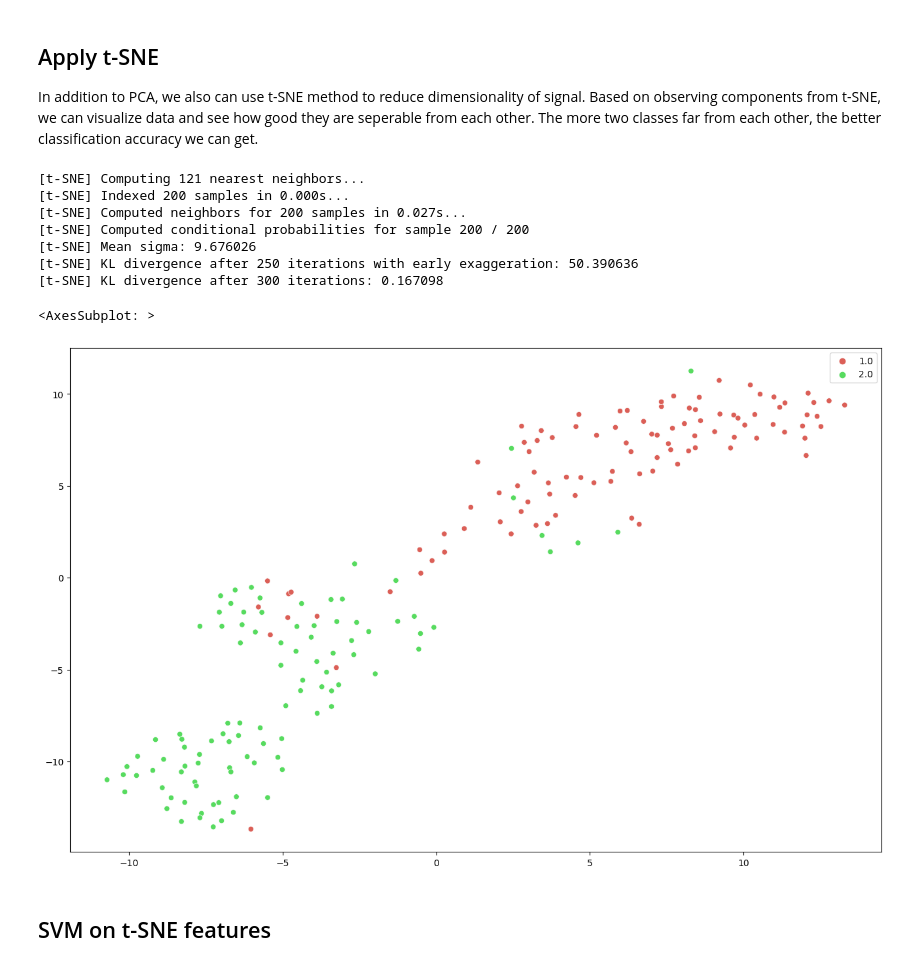
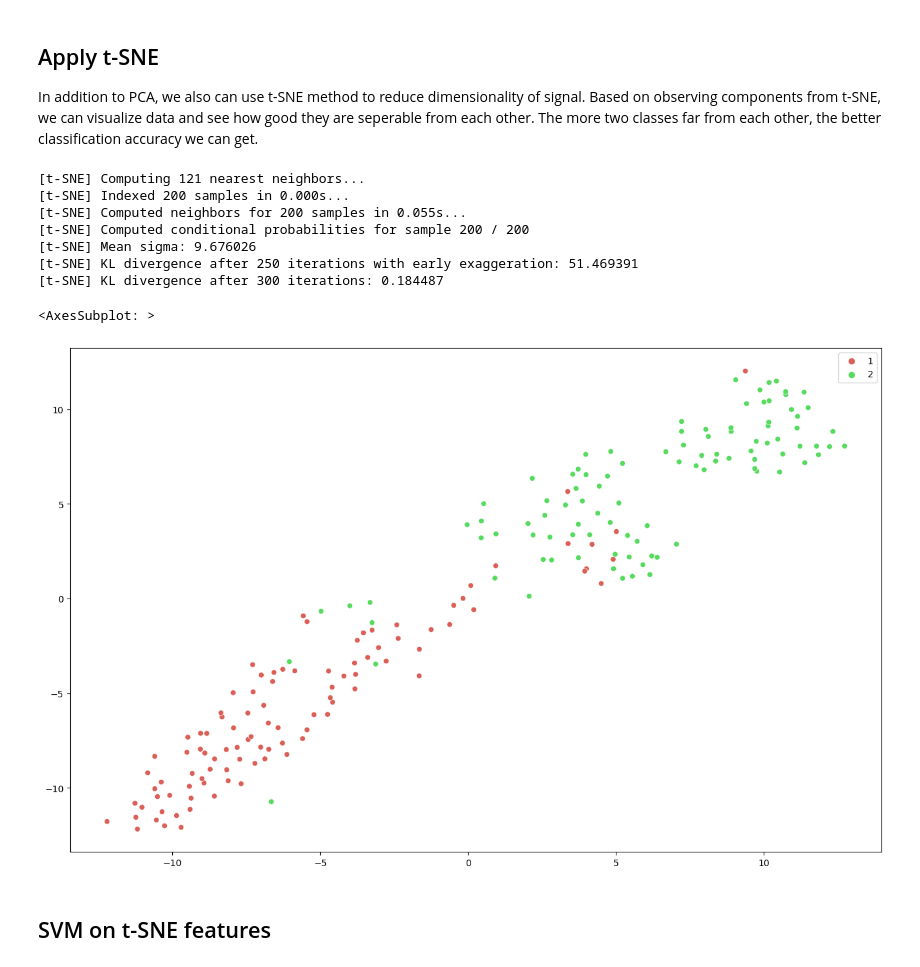
Before and after one commit to yalda-amirsoleymani/har-dataset-processing, a Jupyter notebook: processing.ipynb, the cells around one changed output. Cells and saved outputs as stored; diff of their text form; code cells hidden in the pictures.

```diff
--- a/processing.ipynb
+++ b/processing.ipynb
@@ -274,19 +303,24 @@ and descending activities.
 The first approach we came up with, is to perform PCA directly on vector magnitude.
 # %%
 raw_feats = []
+gt = []
+
 for t in np.arange(0, 100*5, 5):
     x = dset.get(ActivityType.WALKING, Sensor.LEFT_ANKLE, start=t, duration=5)
     x = low_pass(get_magnitude(x), 20)
-    raw_feats.append([ActivityType.WALKING.value, *x])
+    raw_feats.append(x)
+    gt.append(ActivityType.WALKING.value)
 
     x = dset.get(ActivityType.DESCENDING, Sensor.LEFT_ANKLE, start=t, duration=5)
     x = low_pass(get_magnitude(x), 20)
-    raw_feats.append([ActivityType.DESCENDING.value, *x])
+    raw_feats.append(x)
+    gt.append(ActivityType.DESCENDING.value)
 
     #x = dset.get(ActivityType.ASCENDING, Sensor.LEFT_ANKLE, start=t, duration=5)
     #x = low_pass(get_magnitude(x), 20)
     #raw_feats.append([ActivityType.ASCENDING.value, *x])
 
 raw_feats = np.array(raw_feats)
-print(raw_feats.shape)
+gt = np.array(gt)
+print(f"Features shape: {raw_feats.shape}")
 # %% [output]
@@ -382,17 +416,24 @@ def extract_features(x):
 
 
 
+# Features and ground truths array
 feats = []
+gt = []
+
 for t in np.arange(0, 100*5, 5):
     x = dset.get(ActivityType.WALKING, Sensor.LEFT_ANKLE, start=t, duration=5)
     x = low_pass(get_magnitude(x), 12)
-    feats.append([ActivityType.WALKING.value, *extract_features(x)])
+    feats.append(extract_features(x))
+    gt.append(ActivityType.WALKING.value)
 
     x = dset.get(ActivityType.DESCENDING, Sensor.LEFT_ANKLE, start=t, duration=5)
     x = low_pass(get_magnitude(x), 12)
-    feats.append([ActivityType.DESCENDING.value, *extract_features(x)])
+    feats.append(extract_features(x))
+    gt.append(ActivityType.DESCENDING.value)
 
 
+# Convert to numpy array
 feats = np.array(feats)
-print(feats.shape)
+gt = np.array(gt)
+print(f"Features shape: {feats.shape}")
 # %% [output]
@@ -401,10 +442,10 @@ print(feats.shape)
 ## Apply PCA
 # %%
 pca = PCA(n_components=2)
-pca_result = pca.fit_transform(feats[:,1:])
+pca_result = pca.fit_transform(feats)
 
 explain = np.sum(pca.explained_variance_ratio_)
-print(f"Percent of dataset explained by PCA: {explain * 100}")
+print(f"Percent of dataset explained by PCA: {explain * 100} %")
 
 plt.figure(figsize=(10,6))
 
@@ -413,7 +454,7 @@ y = pca_result[:,1]
 
 sns.scatterplot(
     x=x, y=y,
-    hue=feats[:,0],
+    hue=gt,
     palette=sns.color_palette("hls", 2),
     legend="full",
     alpha=0.9
@@ -428,13 +469,12 @@ Percent of dataset explained by PCA: 99.67245967477176
 Now, let's perform SVM on this dataset:
 # %%
 X = pca_result
-y = feats[:,0]
 
 clf = svm.SVC(kernel='linear')
-clf.fit(X, y)
+clf.fit(X, gt)
 
-plot_svm(clf, X, y)
-acc = svm_accuracy(clf, X, y)
+plot_svm(clf, X, gt)
+acc = svm_accuracy(clf, X, gt)
 print(f"Accuracy: {acc}")
 # %% [output]
 Accuracy: 0.91
@@ -448,30 +488,30 @@ seperable from each other. The more two classes far from each other, the better
 accuracy we can get.
 # %%
 tsne = TSNE(n_components=2, verbose=1, perplexity=40, n_iter=300)
-tsne_results = tsne.fit_transform(feats[:,1:])
+tsne_results = tsne.fit_transform(feats)
 
 
 x = tsne_results[:,0]
 y = tsne_results[:,1]
 
 plt.figure(figsize=(16,10))
 sns.scatterplot(
     x=x, y=y,
-    hue=feats[:,0],
+    hue=gt,
     palette=sns.color_palette("hls", 3),
     legend="full",
     alpha=1
 )
 # %% [output]
 [t-SNE] Computing 121 nearest neighbors...
 [t-SNE] Indexed 200 samples in 0.000s...
-[t-SNE] Computed neighbors for 200 samples in 0.027s...
+[t-SNE] Computed neighbors for 200 samples in 0.055s...
 [t-SNE] Computed conditional probabilities for sample 200 / 200
 [t-SNE] Mean sigma: 9.676026
-[t-SNE] KL divergence after 250 iterations with early exaggeration: 50.390636
-[t-SNE] KL divergence after 300 iterations: 0.167098
+[t-SNE] KL divergence after 250 iterations with early exaggeration: 51.469391
+[t-SNE] KL divergence after 300 iterations: 0.184487
 <AxesSubplot: >
-[figure, old version]
+[figure, new version]
 # %% [markdown]
 ## SVM on t-SNE features
 # %%
```
Also changed, not shown: parts of 11 cells of this notebook.
